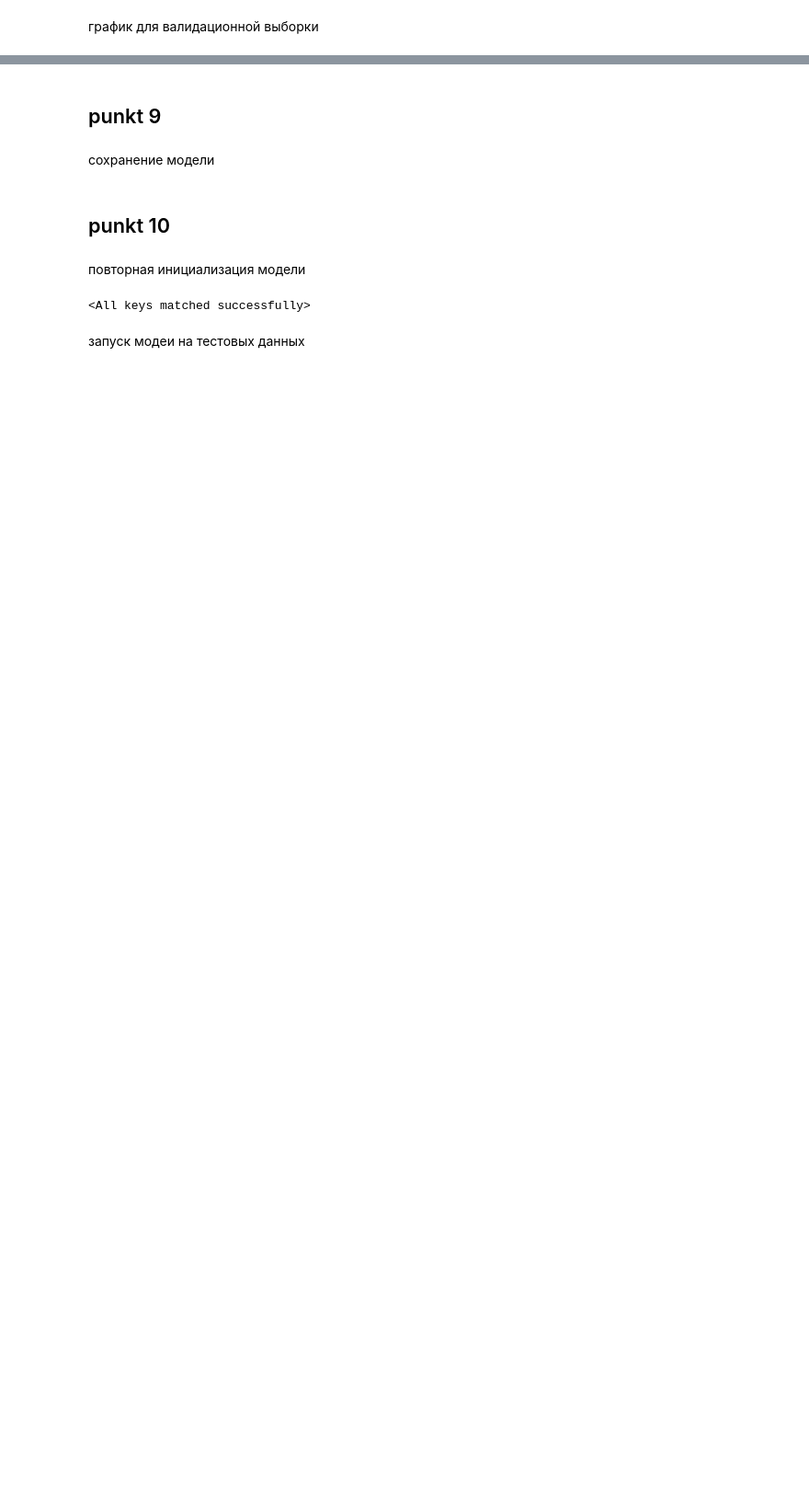
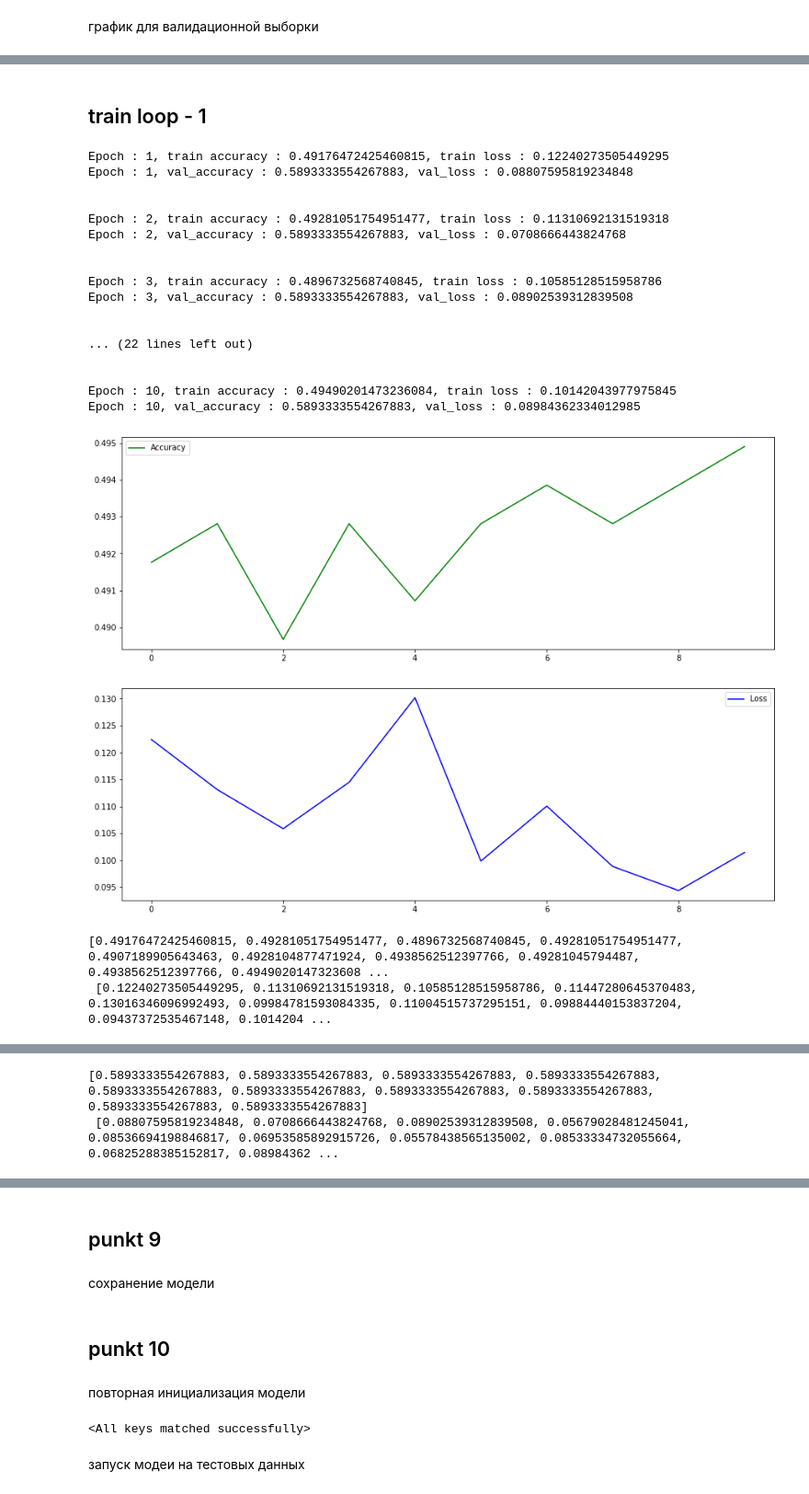
Before and after one commit to ZamotohinaMaria/Application-programming-laba-1, a Jupyter notebook: _5_laba_notebook.ipynb, the cells around one changed output, grey strips where cells are left out. Shown at 92% size. Cells and saved outputs as stored; diff of their text form; code cells hidden in the pictures; blank space fills up the shorter version.

```diff
--- a/_5_laba_notebook.ipynb
+++ b/_5_laba_notebook.ipynb
@@ -357,0 +426,45 @@ plt.legend(["Accuracy_val", "Loss_val"])
+# %% [markdown]
+## train loop - 1
+# %%
+lear = 0.0005
+batch_size = 50
+
+train_loader = torch.utils.data.DataLoader(dataset = train_data, batch_size=batch_size, shuffle=True )
+val_loader = torch.utils.data.DataLoader(dataset = val_data, batch_size=batch_size, shuffle=False)
+
+optimizer = optim.Adam(params = model.parameters(), lr = lear)
+criterion = nn.BCELoss()
+
+accuracy_values = []
+loss_values = []
+
+val_accuracy_values = []
+val_loss_values = []
+
+train_loop(train_loader, val_loader)
+
+show_results(accuracy_values, loss_values)
+
+show_results(val_accuracy_values, val_loss_values)
+# %% [output]
+Epoch : 1, train accuracy : 0.49176472425460815, train loss : 0.12240273505449295
+Epoch : 1, val_accuracy : 0.5893333554267883, val_loss : 0.08807595819234848
+
+
+Epoch : 2, train accuracy : 0.49281051754951477, train loss : 0.11310692131519318
+Epoch : 2, val_accuracy : 0.5893333554267883, val_loss : 0.0708666443824768
+
+
+Epoch : 3, train accuracy : 0.4896732568740845, train loss : 0.10585128515958786
+Epoch : 3, val_accuracy : 0.5893333554267883, val_loss : 0.08902539312839508
+
+
+... (22 lines left out)
+
+
+Epoch : 10, train accuracy : 0.49490201473236084, train loss : 0.10142043977975845
+Epoch : 10, val_accuracy : 0.5893333554267883, val_loss : 0.08984362334012985
+[figure, added]
+[figure, added]
+[0.49176472425460815, 0.49281051754951477, 0.4896732568740845, 0.49281051754951477, 0.4907189905643463, 0.4928104877471924, 0.4938562512397766, 0.49281045794487, 0.4938562512397766, 0.4949020147323608 ...
+ [0.12240273505449295, 0.11310692131519318, 0.10585128515958786, 0.11447280645370483, 0.13016346096992493, 0.09984781593084335, 0.11004515737295151, 0.09884440153837204, 0.09437372535467148, 0.1014204 ...
@@ -357,0 +473,2 @@ plt.legend(["Accuracy_val", "Loss_val"])
+[0.5893333554267883, 0.5893333554267883, 0.5893333554267883, 0.5893333554267883, 0.5893333554267883, 0.5893333554267883, 0.5893333554267883, 0.5893333554267883, 0.5893333554267883, 0.5893333554267883]
+ [0.08807595819234848, 0.0708666443824768, 0.08902539312839508, 0.05679028481245041, 0.08536694198846817, 0.06953585892915726, 0.05578438565135002, 0.08533334732055664, 0.06825288385152817, 0.08984362 ...
```
Also changed, not shown: parts of 12 cells of this notebook.
